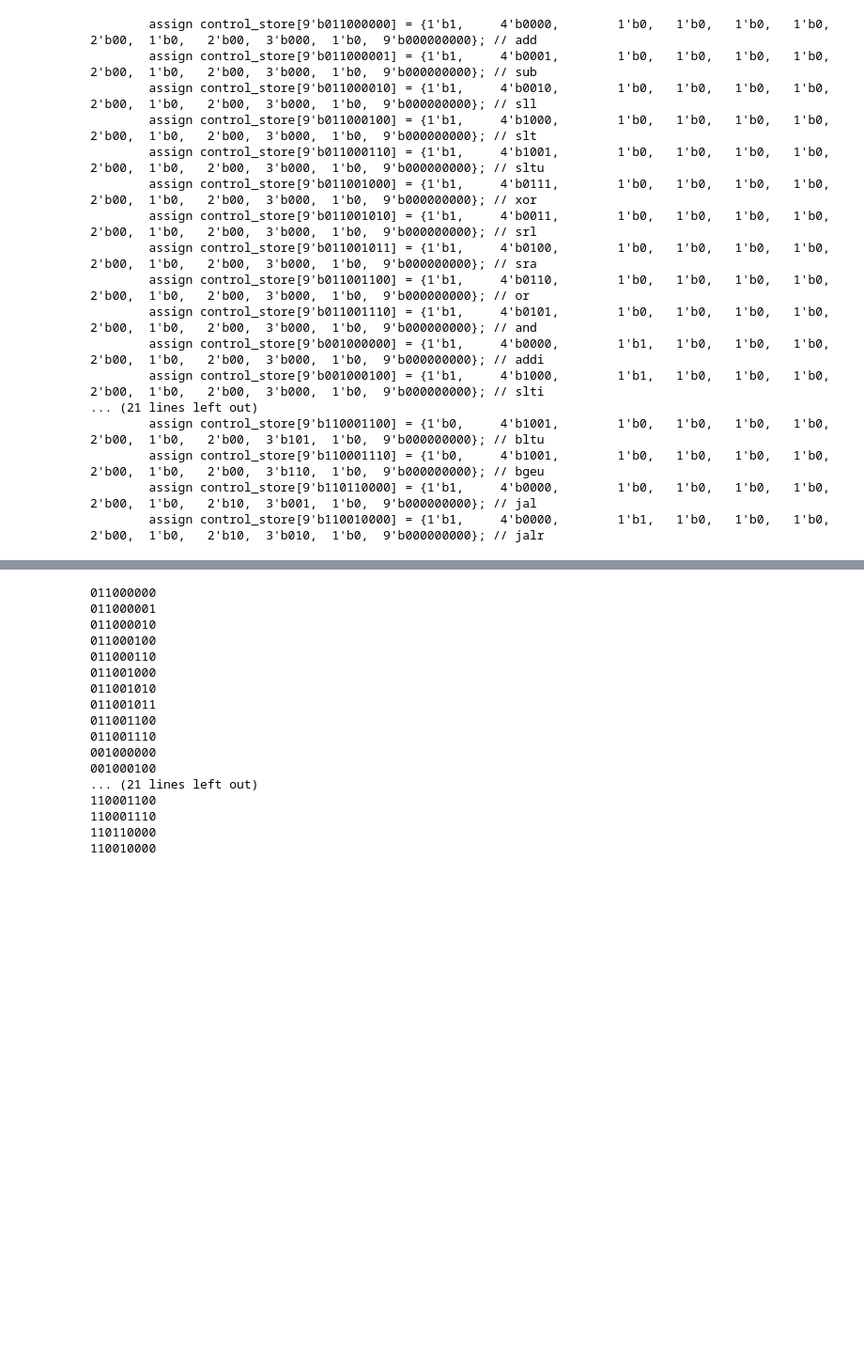
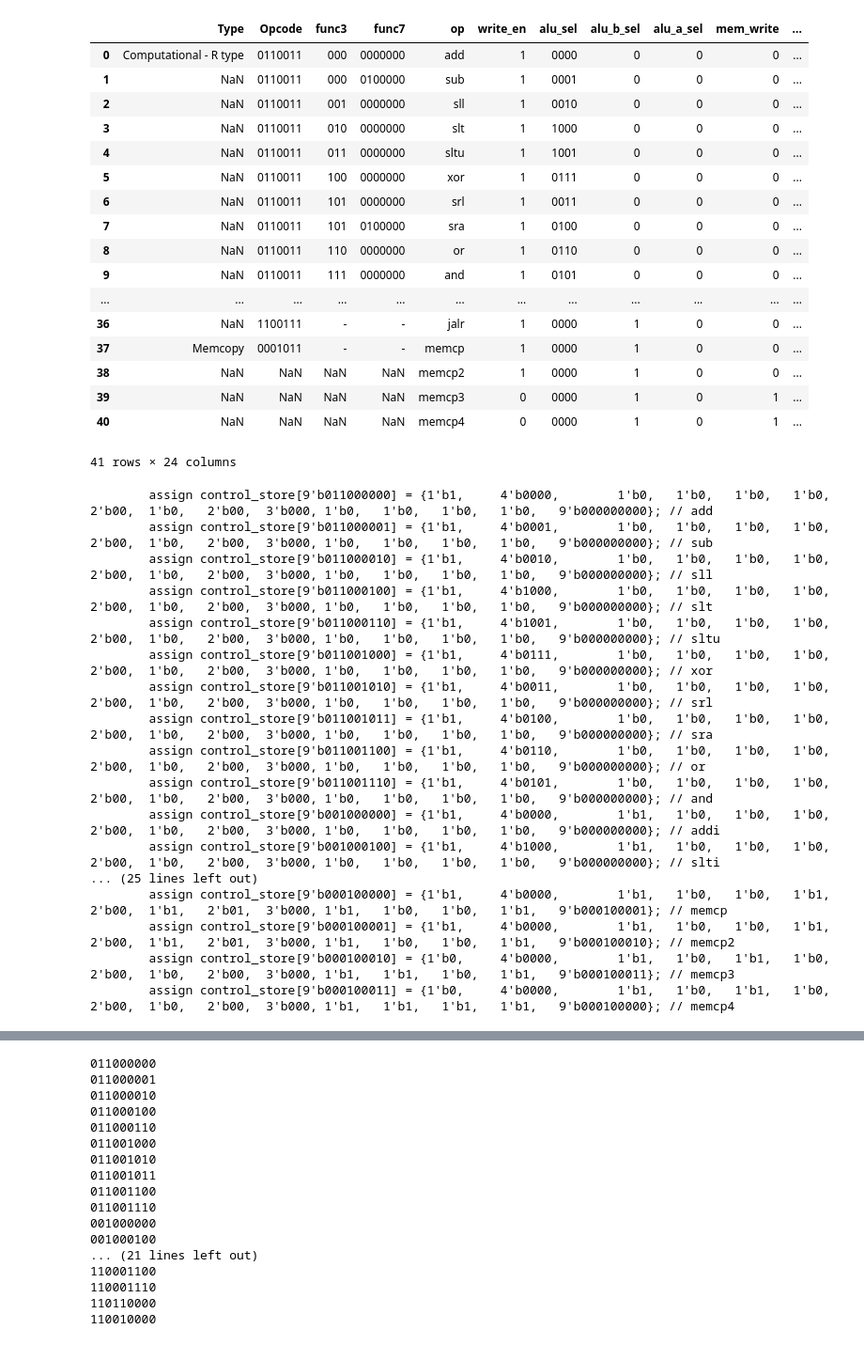
Before and after one commit to Anuki16/single-cycle-riscv-processor, a Jupyter notebook: control_signal_gen.ipynb, the cells around one changed output, grey strips where cells are left out. Shown: that part at 94% size. Drawn from its saved outputs; the diff is of its cells as text; code cells hidden in the pictures; blank space fills up the shorter version.

Commit message:
Finished memcopy and mul

```diff
--- a/control_signal_gen.ipynb
+++ b/control_signal_gen.ipynb
@@ -3,33 +4,58 @@ import pandas as pd
 # %%
 df = pd.read_csv("riscv_controller.csv", dtype=str)
 df.dropna(how="all", inplace=True)
+# %%
+df
+# %% [output]
+|  | Type | Opcode | func3 | func7 | op | write_en | alu_sel | alu_b_sel | alu_a_sel | mem_write | ... |
+| 0 | Computational - R type | 0110011 | 000 | 0000000 | add | 1 | 0000 | 0 | 0 | 0 | ... |
+| 1 | NaN | 0110011 | 000 | 0100000 | sub | 1 | 0001 | 0 | 0 | 0 | ... |
+| 2 | NaN | 0110011 | 001 | 0000000 | sll | 1 | 0010 | 0 | 0 | 0 | ... |
+| 3 | NaN | 0110011 | 010 | 0000000 | slt | 1 | 1000 | 0 | 0 | 0 | ... |
+| 4 | NaN | 0110011 | 011 | 0000000 | sltu | 1 | 1001 | 0 | 0 | 0 | ... |
+| 5 | NaN | 0110011 | 100 | 0000000 | xor | 1 | 0111 | 0 | 0 | 0 | ... |
+| 6 | NaN | 0110011 | 101 | 0000000 | srl | 1 | 0011 | 0 | 0 | 0 | ... |
+| 7 | NaN | 0110011 | 101 | 0100000 | sra | 1 | 0100 | 0 | 0 | 0 | ... |
+| 8 | NaN | 0110011 | 110 | 0000000 | or | 1 | 0110 | 0 | 0 | 0 | ... |
+| 9 | NaN | 0110011 | 111 | 0000000 | and | 1 | 0101 | 0 | 0 | 0 | ... |
+| ... | ... | ... | ... | ... | ... | ... | ... | ... | ... | ... | ... |
+| 36 | NaN | 1100111 | - | - | jalr | 1 | 0000 | 1 | 0 | 0 | ... |
+| 37 | Memcopy | 0001011 | - | - | memcp | 1 | 0000 | 1 | 0 | 0 | ... |
+| 38 | NaN | NaN | NaN | NaN | memcp2 | 1 | 0000 | 1 | 0 | 0 | ... |
+| 39 | NaN | NaN | NaN | NaN | memcp3 | 0 | 0000 | 1 | 0 | 1 | ... |
+| 40 | NaN | NaN | NaN | NaN | memcp4 | 0 | 0000 | 1 | 0 | 1 | ... |
+41 rows × 24 columns
 # %%
 for i in range(len(df)):
     row = df.iloc[i]
-    addr = row.Opcode[:-2]
-    addr += row.func3 if row.func3 != '-' else '000'
-    addr += row.func7[1] if row.func7 != '-' else '0'
+    if type(row.Opcode) == str:
+        addr = row.Opcode[:-2]
+        addr += row.func3 if row.func3 != '-' else '000'
+        addr += row.func7[1] if row.func7 != '-' else '0'
+    else:
+        addr = row.micro_addr
+
     assert addr == row.micro_addr
 
-    print(f"\tassign control_store[9'b{addr}] = {{1'b{row.write_en},	4'b{row.alu_sel},	1'b{row.alu_b_sel},	1'b{row.alu_a_sel},	1'b{row.mem_write},	1'b{row.mem_read},	2'b{row.load_store_type},	1'b{row.load_unsigned},	2'b{row.write_src_sel},	3'b{row.branch_type},  1'b{row.stay},  9'b{row.next_uinst}}}; // {row.op}")
+    print(f"\tassign control_store[9'b{addr}] = {{1'b{row.write_en},	4'b{row.alu_sel},	1'b{row.alu_b_sel},	1'b{row.alu_a_sel},	1'b{row.mem_write},	1'b{row.mem_read},	2'b{row.load_store_type},	1'b{row.load_unsigned},	2'b{row.write_src_sel},	3'b{row.branch_type},\t1'b{row.stay},\t1'b{row.memcpy_store},\t1'b{row.counter_en},\t1'b{row.counter_sel},\t9'b{row.next_uinst}}}; // {row.op}")
 # %% [output]
-        assign control_store[9'b011000000] = {1'b1,     4'b0000,        1'b0,   1'b0,   1'b0,   1'b0,   2'b00,  1'b0,   2'b00,  3'b000,  1'b0,  9'b000000000}; // add
-        assign control_store[9'b011000001] = {1'b1,     4'b0001,        1'b0,   1'b0,   1'b0,   1'b0,   2'b00,  1'b0,   2'b00,  3'b000,  1'b0,  9'b000000000}; // sub
-        assign control_store[9'b011000010] = {1'b1,     4'b0010,        1'b0,   1'b0,   1'b0,   1'b0,   2'b00,  1'b0,   2'b00,  3'b000,  1'b0,  9'b000000000}; // sll
-        assign control_store[9'b011000100] = {1'b1,     4'b1000,        1'b0,   1'b0,   1'b0,   1'b0,   2'b00,  1'b0,   2'b00,  3'b000,  1'b0,  9'b000000000}; // slt
-        assign control_store[9'b011000110] = {1'b1,     4'b1001,        1'b0,   1'b0,   1'b0,   1'b0,   2'b00,  1'b0,   2'b00,  3'b000,  1'b0,  9'b000000000}; // sltu
-        assign control_store[9'b011001000] = {1'b1,     4'b0111,        1'b0,   1'b0,   1'b0,   1'b0,   2'b00,  1'b0,   2'b00,  3'b000,  1'b0,  9'b000000000}; // xor
-        assign control_store[9'b011001010] = {1'b1,     4'b0011,        1'b0,   1'b0,   1'b0,   1'b0,   2'b00,  1'b0,   2'b00,  3'b000,  1'b0,  9'b000000000}; // srl
-        assign control_store[9'b011001011] = {1'b1,     4'b0100,        1'b0,   1'b0,   1'b0,   1'b0,   2'b00,  1'b0,   2'b00,  3'b000,  1'b0,  9'b000000000}; // sra
-        assign control_store[9'b011001100] = {1'b1,     4'b0110,        1'b0,   1'b0,   1'b0,   1'b0,   2'b00,  1'b0,   2'b00,  3'b000,  1'b0,  9'b000000000}; // or
-        assign control_store[9'b011001110] = {1'b1,     4'b0101,        1'b0,   1'b0,   1'b0,   1'b0,   2'b00,  1'b0,   2'b00,  3'b000,  1'b0,  9'b000000000}; // and
-        assign control_store[9'b001000000] = {1'b1,     4'b0000,        1'b1,   1'b0,   1'b0,   1'b0,   2'b00,  1'b0,   2'b00,  3'b000,  1'b0,  9'b000000000}; // addi
-        assign control_store[9'b001000100] = {1'b1,     4'b1000,        1'b1,   1'b0,   1'b0,   1'b0,   2'b00,  1'b0,   2'b00,  3'b000,  1'b0,  9'b000000000}; // slti
-... (21 lines left out)
-        assign control_store[9'b110001100] = {1'b0,     4'b1001,        1'b0,   1'b0,   1'b0,   1'b0,   2'b00,  1'b0,   2'b00,  3'b101,  1'b0,  9'b000000000}; // bltu
-        assign control_store[9'b110001110] = {1'b0,     4'b1001,        1'b0,   1'b0,   1'b0,   1'b0,   2'b00,  1'b0,   2'b00,  3'b110,  1'b0,  9'b000000000}; // bgeu
-        assign control_store[9'b110110000] = {1'b1,     4'b0000,        1'b0,   1'b0,   1'b0,   1'b0,   2'b00,  1'b0,   2'b10,  3'b001,  1'b0,  9'b000000000}; // jal
-        assign control_store[9'b110010000] = {1'b1,     4'b0000,        1'b1,   1'b0,   1'b0,   1'b0,   2'b00,  1'b0,   2'b10,  3'b010,  1'b0,  9'b000000000}; // jalr
+        assign control_store[9'b011000000] = {1'b1,     4'b0000,        1'b0,   1'b0,   1'b0,   1'b0,   2'b00,  1'b0,   2'b00,  3'b000, 1'b0,   1'b0,   1'b0,   1'b0,   9'b000000000}; // add
+        assign control_store[9'b011000001] = {1'b1,     4'b0001,        1'b0,   1'b0,   1'b0,   1'b0,   2'b00,  1'b0,   2'b00,  3'b000, 1'b0,   1'b0,   1'b0,   1'b0,   9'b000000000}; // sub
+        assign control_store[9'b011000010] = {1'b1,     4'b0010,        1'b0,   1'b0,   1'b0,   1'b0,   2'b00,  1'b0,   2'b00,  3'b000, 1'b0,   1'b0,   1'b0,   1'b0,   9'b000000000}; // sll
+        assign control_store[9'b011000100] = {1'b1,     4'b1000,        1'b0,   1'b0,   1'b0,   1'b0,   2'b00,  1'b0,   2'b00,  3'b000, 1'b0,   1'b0,   1'b0,   1'b0,   9'b000000000}; // slt
+        assign control_store[9'b011000110] = {1'b1,     4'b1001,        1'b0,   1'b0,   1'b0,   1'b0,   2'b00,  1'b0,   2'b00,  3'b000, 1'b0,   1'b0,   1'b0,   1'b0,   9'b000000000}; // sltu
+        assign control_store[9'b011001000] = {1'b1,     4'b0111,        1'b0,   1'b0,   1'b0,   1'b0,   2'b00,  1'b0,   2'b00,  3'b000, 1'b0,   1'b0,   1'b0,   1'b0,   9'b000000000}; // xor
+        assign control_store[9'b011001010] = {1'b1,     4'b0011,        1'b0,   1'b0,   1'b0,   1'b0,   2'b00,  1'b0,   2'b00,  3'b000, 1'b0,   1'b0,   1'b0,   1'b0,   9'b000000000}; // srl
+        assign control_store[9'b011001011] = {1'b1,     4'b0100,        1'b0,   1'b0,   1'b0,   1'b0,   2'b00,  1'b0,   2'b00,  3'b000, 1'b0,   1'b0,   1'b0,   1'b0,   9'b000000000}; // sra
+        assign control_store[9'b011001100] = {1'b1,     4'b0110,        1'b0,   1'b0,   1'b0,   1'b0,   2'b00,  1'b0,   2'b00,  3'b000, 1'b0,   1'b0,   1'b0,   1'b0,   9'b000000000}; // or
+        assign control_store[9'b011001110] = {1'b1,     4'b0101,        1'b0,   1'b0,   1'b0,   1'b0,   2'b00,  1'b0,   2'b00,  3'b000, 1'b0,   1'b0,   1'b0,   1'b0,   9'b000000000}; // and
+        assign control_store[9'b001000000] = {1'b1,     4'b0000,        1'b1,   1'b0,   1'b0,   1'b0,   2'b00,  1'b0,   2'b00,  3'b000, 1'b0,   1'b0,   1'b0,   1'b0,   9'b000000000}; // addi
+        assign control_store[9'b001000100] = {1'b1,     4'b1000,        1'b1,   1'b0,   1'b0,   1'b0,   2'b00,  1'b0,   2'b00,  3'b000, 1'b0,   1'b0,   1'b0,   1'b0,   9'b000000000}; // slti
+... (25 lines left out)
+        assign control_store[9'b000100000] = {1'b1,     4'b0000,        1'b1,   1'b0,   1'b0,   1'b1,   2'b00,  1'b1,   2'b01,  3'b000, 1'b1,   1'b0,   1'b0,   1'b1,   9'b000100001}; // memcp
+        assign control_store[9'b000100001] = {1'b1,     4'b0000,        1'b1,   1'b0,   1'b0,   1'b1,   2'b00,  1'b1,   2'b01,  3'b000, 1'b1,   1'b0,   1'b0,   1'b1,   9'b000100010}; // memcp2
+        assign control_store[9'b000100010] = {1'b0,     4'b0000,        1'b1,   1'b0,   1'b1,   1'b0,   2'b00,  1'b0,   2'b00,  3'b000, 1'b1,   1'b1,   1'b0,   1'b1,   9'b000100011}; // memcp3
+        assign control_store[9'b000100011] = {1'b0,     4'b0000,        1'b1,   1'b0,   1'b1,   1'b0,   2'b00,  1'b0,   2'b00,  3'b000, 1'b1,   1'b1,   1'b1,   1'b1,   9'b000100000}; // memcp4
 # %%
 for i in range(len(df)):
     row = df.iloc[i]
```
Also changed, not shown: parts of 5 cells of this notebook, 45 other files.
